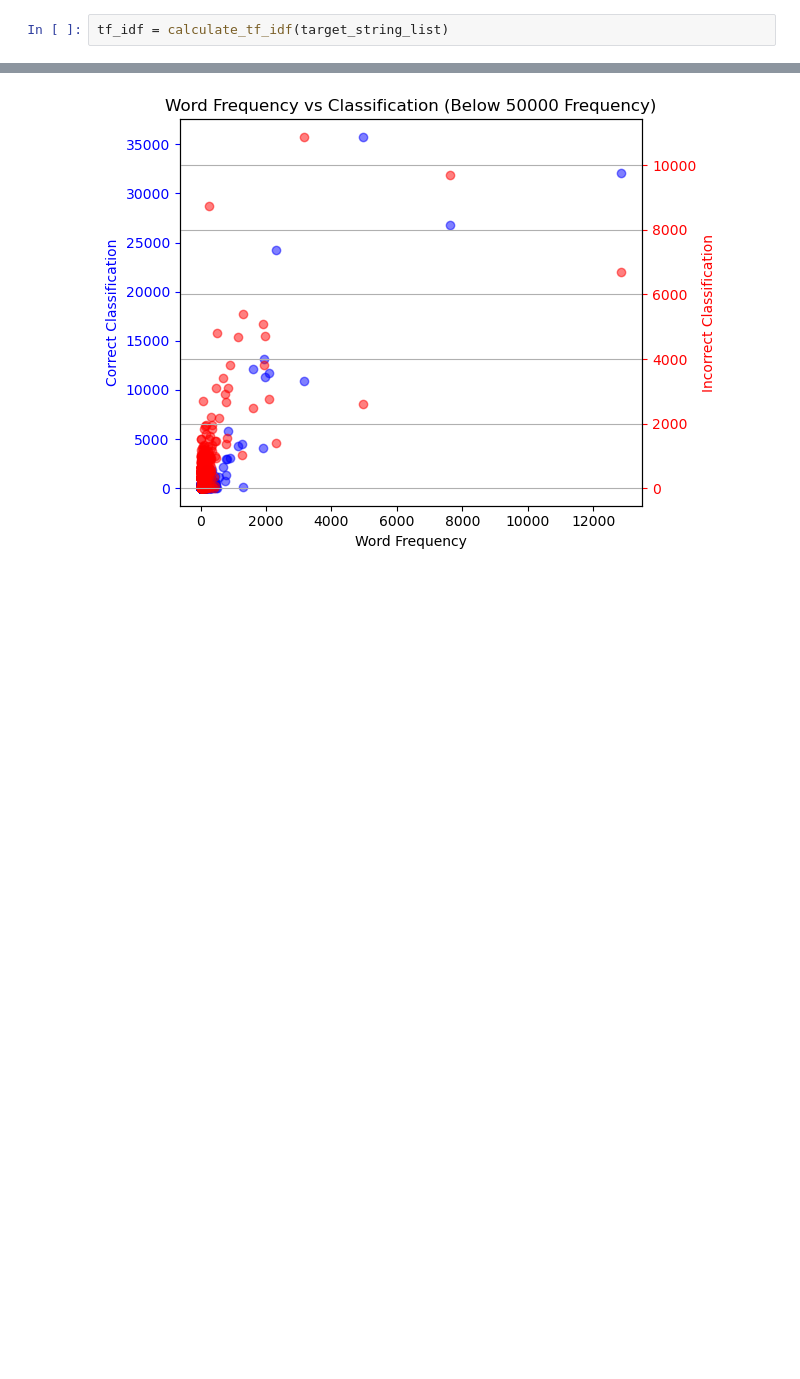
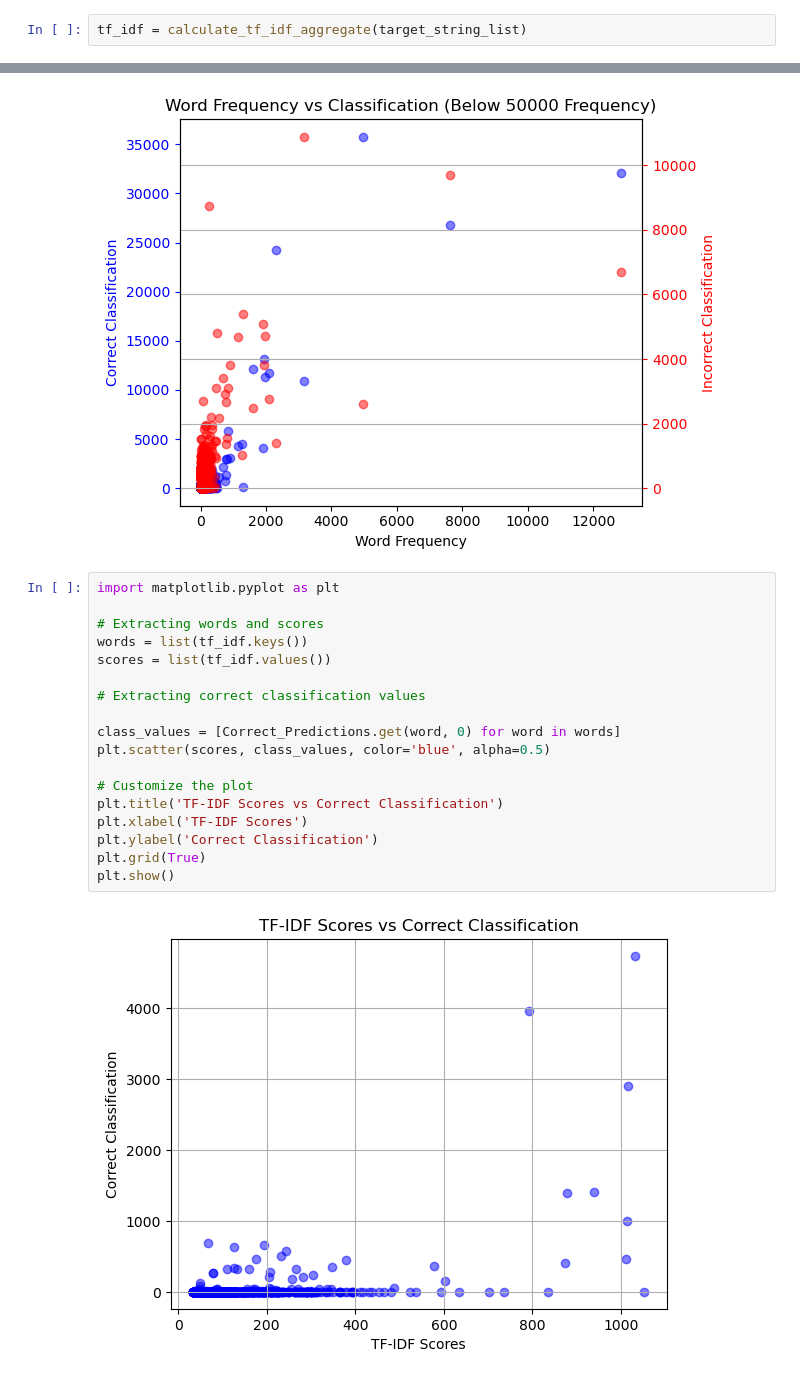
Before and after one commit to NeuraSearch/EEG-To-Text, a Jupyter notebook: SIGIR_Development/EEG-To-Text/correct_distribution.ipynb, the cells around one changed output, grey strips where cells are left out. Drawn from its saved outputs; the diff is of its cells as text; blank space fills up the shorter version.

Commit message:
tf-idf against correct clasification

```diff
--- a/SIGIR_Development/EEG-To-Text/correct_distribution.ipynb
+++ b/SIGIR_Development/EEG-To-Text/correct_distribution.ipynb
@@ -229,7 +267,7 @@ def calculate_tf_idf(sentences):
 # %%
 idf = calculate_idf(target_string_list)
 # %%
-tf_idf = calculate_tf_idf(target_string_list)
+tf_idf = calculate_tf_idf_aggregate(target_string_list)
 # %%
 tf_idf
 # %% [output]
@@ -338,3 +376,23 @@ plt.show()
 # %%
 # %% [output]
 [figure]
+# %%
+import matplotlib.pyplot as plt
+
+# Extracting words and scores
+words = list(tf_idf.keys())
+scores = list(tf_idf.values())
+
+# Extracting correct classification values
+
+class_values = [Correct_Predictions.get(word, 0) for word in words]
+plt.scatter(scores, class_values, color='blue', alpha=0.5)
+
+# Customize the plot
+plt.title('TF-IDF Scores vs Correct Classification')
+plt.xlabel('TF-IDF Scores')
+plt.ylabel('Correct Classification')
+plt.grid(True)
+plt.show()
+# %% [output]
+[figure, added]
```
Also changed, not shown: parts of 2 cells of this notebook.
